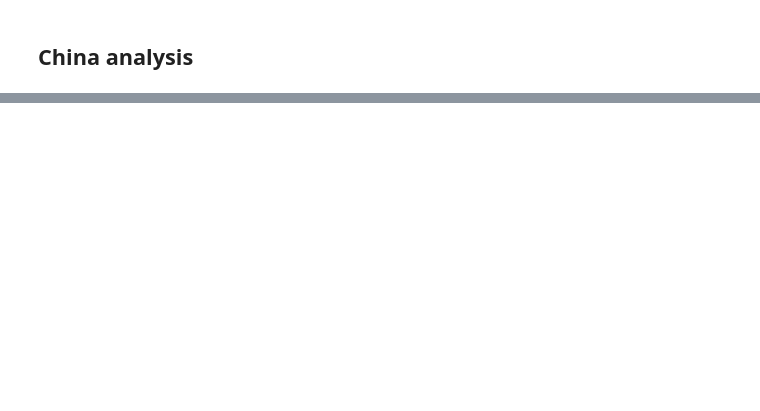
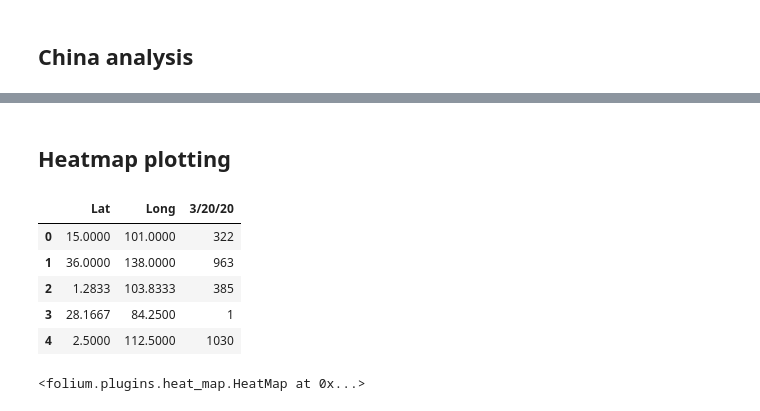
Before and after one commit to NicolasLacroix/data-representation, a Jupyter notebook: notebooks/covid19/spreading.ipynb, the cells around one changed output, grey strips where cells are left out. Cells and saved outputs as stored; diff of their text form; code cells hidden in the pictures; blank space fills up the shorter version.

Commit message:
Adding heatmaps

```diff
--- a/notebooks/covid19/spreading.ipynb
+++ b/notebooks/covid19/spreading.ipynb
@@ -136,0 +141,12 @@ plt.show()
+# %% [markdown]
+## Heatmap plotting
+# %%
+heat_confirmed = pd.concat([data_confirmed[['Lat', 'Long']], data_confirmed.iloc[:,-1]], axis=1)
+heat_confirmed.head()
+# %% [output]
+|  | Lat | Long | 3/20/20 |
+| 0 | 15.0000 | 101.0000 | 322 |
+| 1 | 36.0000 | 138.0000 | 963 |
+| 2 | 1.2833 | 103.8333 | 385 |
+| 3 | 28.1667 | 84.2500 | 1 |
+| 4 | 2.5000 | 112.5000 | 1030 |
@@ -136,0 +158,12 @@ plt.show()
+# %%
+# heatmap
+heatmap = HeatMap(
+    data=heat_confirmed.values.tolist(),
+    name='Confirmed cases',
+    min_opacity=0.6,
+    radius=10,
+    max_zoom=13
+)
+heatmap.add_to(base_map)
+# %% [output]
+<folium.plugins.heat_map.HeatMap at 0x...>
```
Also changed, not shown: parts of 15 cells of this notebook.
